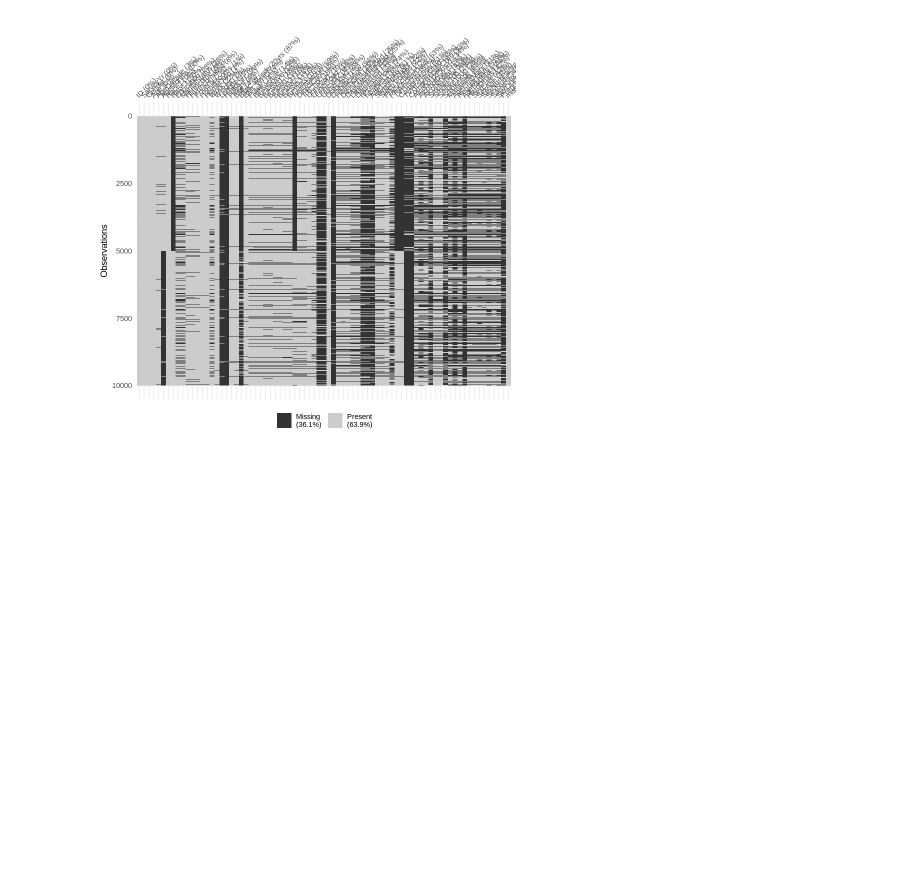
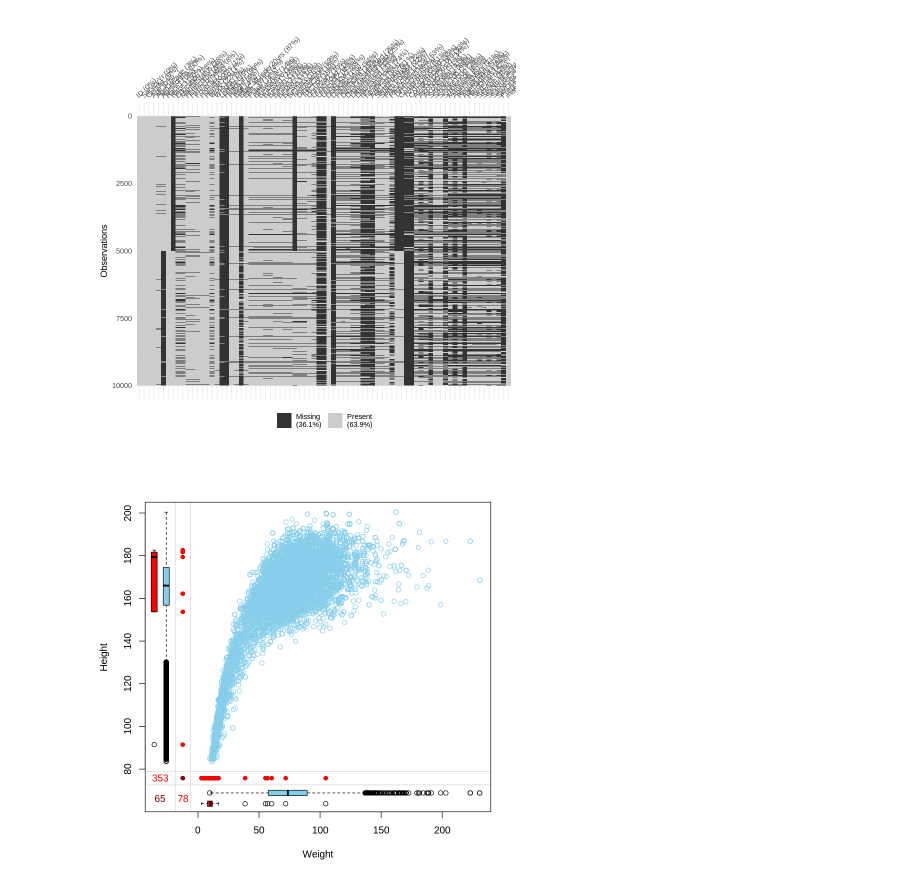
Before and after one commit to tarutear/2025-1, a Jupyter notebook: Introduction_to_R.ipynb, the cells around one changed output. Saved outputs shown, nothing was run; the diff lists cells and outputs as text; code cells hidden in the pictures; blank space fills up the shorter version.

```diff
--- a/Introduction_to_R.ipynb
+++ b/Introduction_to_R.ipynb
@@ -143,0 +158,4 @@ nhanes %>% vis_miss()
+# %%
+nhanes %>% select(Weight, Height) %>% marginplot()
+# %% [output]
+[figure, added]
```
Also changed, not shown: parts of 3 cells of this notebook.
